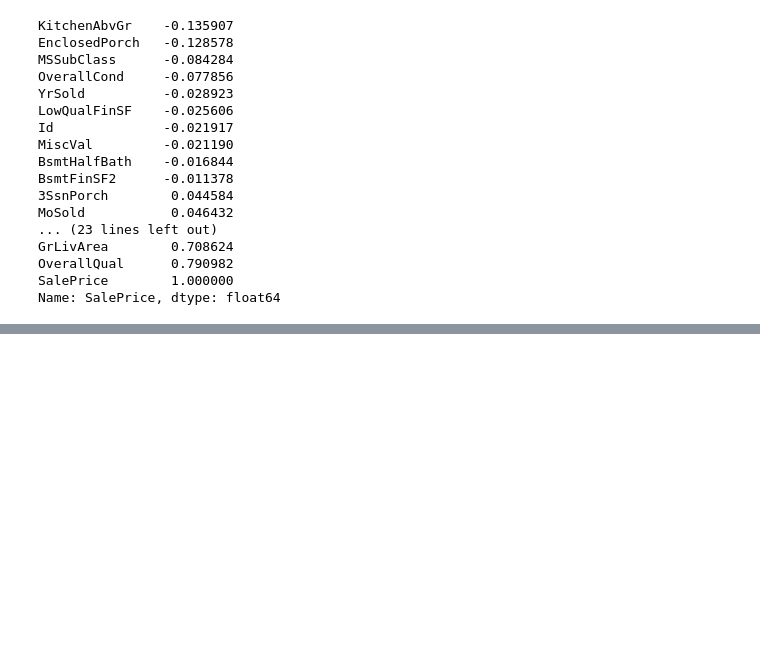
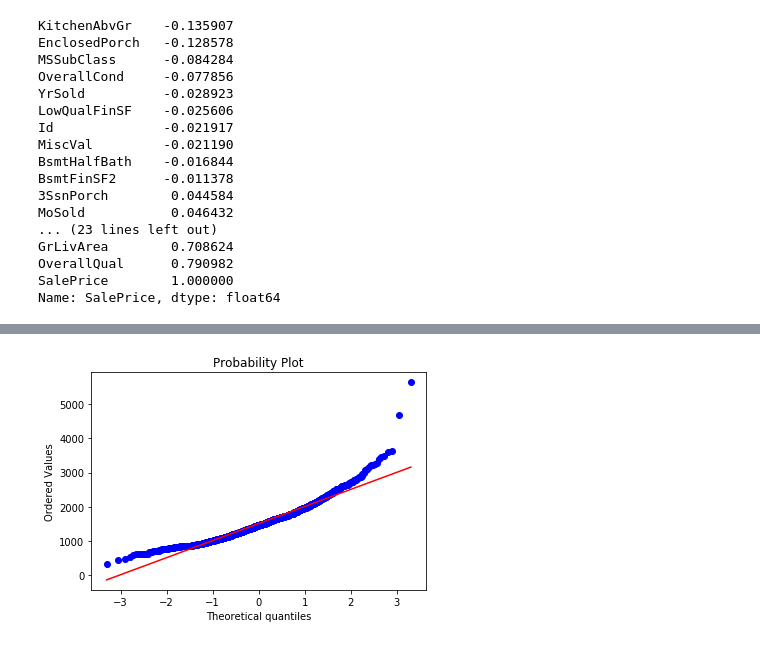
Before and after one commit to miguelmorales95/House_Prices_Regression, a Jupyter notebook: Regression.ipynb, the cells around one changed output, grey strips where cells are left out. Cells and saved outputs as stored; diff of their text form; code cells hidden in the pictures; blank space fills up the shorter version.

```diff
--- a/Regression.ipynb
+++ b/Regression.ipynb
@@ -109,0 +200,4 @@ plt.show();
+# %%
+res = stats.probplot(houses_dirty_train['GrLivArea'], plot=plt)
+# %% [output]
+[figure, added]
```
Also changed, not shown: parts of 21 cells of this notebook.
